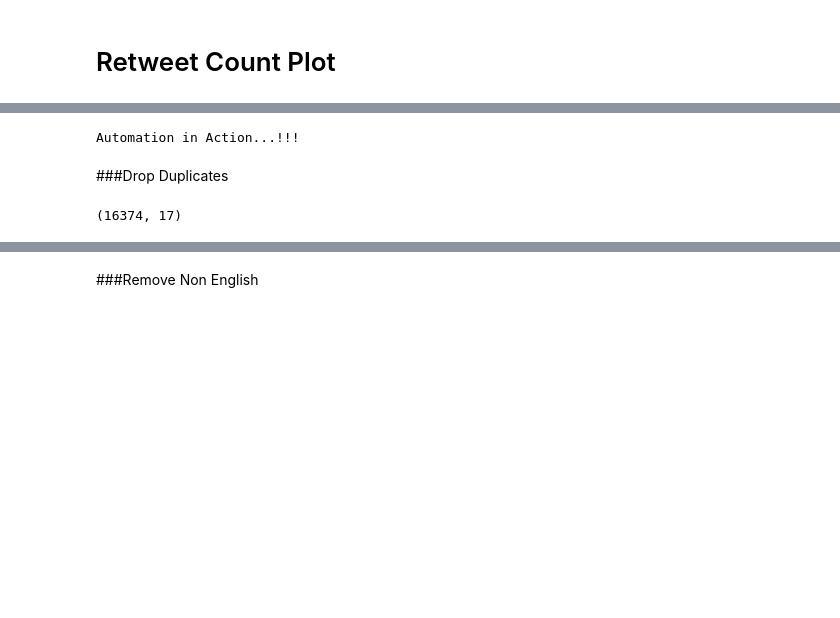
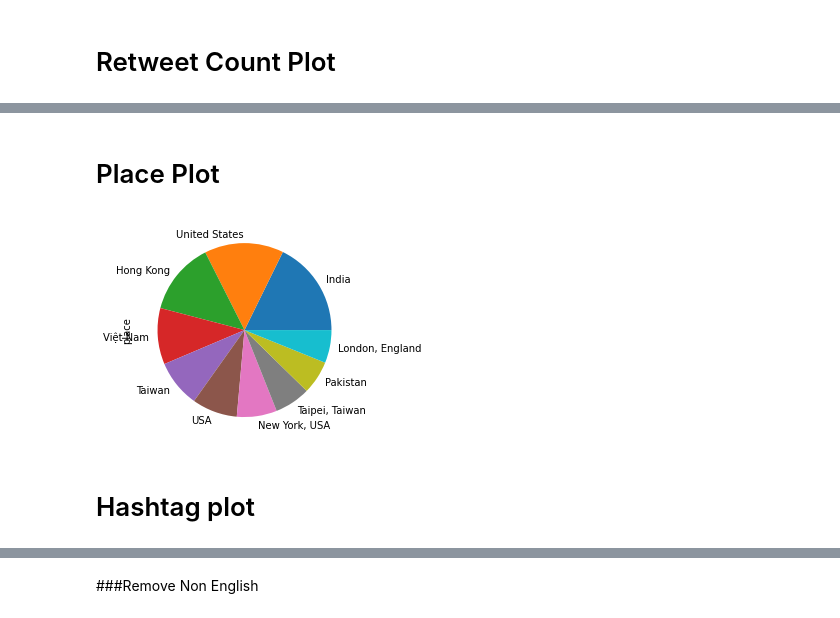
Before and after one commit to Meserat/Twitter-Data-Analysis, a Jupyter notebook: Data exploration and pre-processing.ipynb, the cells around one changed output, grey strips where cells are left out. Cells and saved outputs as stored; diff of their text form; code cells hidden in the pictures; blank space fills up the shorter version.

```diff
--- a/Data exploration and pre-processing.ipynb
+++ b/Data exploration and pre-processing.ipynb
@@ -183,12 +180,8 @@ tweets_df['original_author'].value_counts().head(10).plot(kind="pie");
-# %%
-from clean_tweets_dataframe import Clean_Tweets
-clean_tweets = Clean_Tweets(tweets)
-# %% [output]
-Automation in Action...!!!
-# %% [markdown]
-###Drop Duplicates
-# %%
-tweets_df = clean_tweets.drop_duplicate(tweets)
-tweets_df.shape
-# %% [output]
-(16374, 17)
+# %% [markdown]
+# Place Plot
+# %%
+tweets_df['place'].value_counts().head(10).plot(kind="pie");
+# %% [output]
+[figure, added]
+# %% [markdown]
+# Hashtag plot
```
Also changed, not shown: parts of 15 cells of this notebook, 1 other file.
